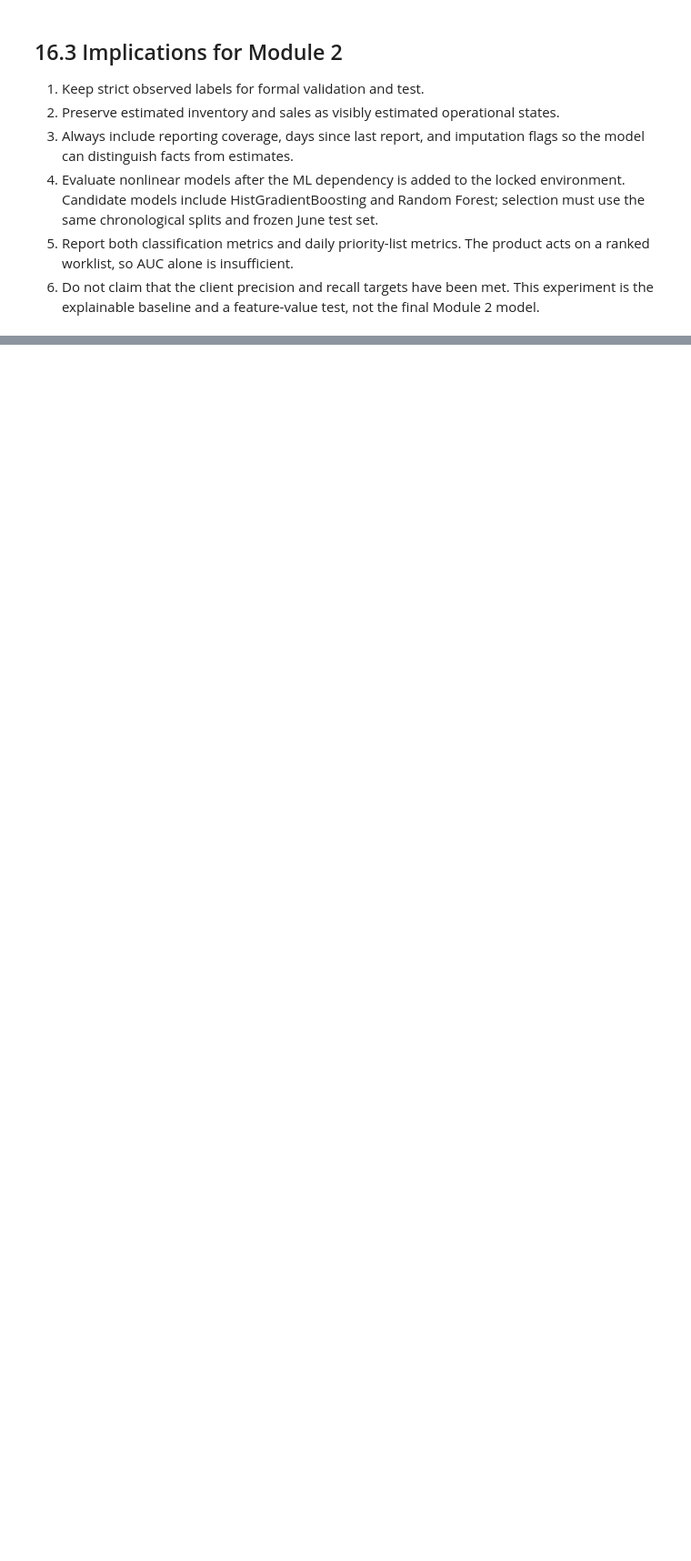
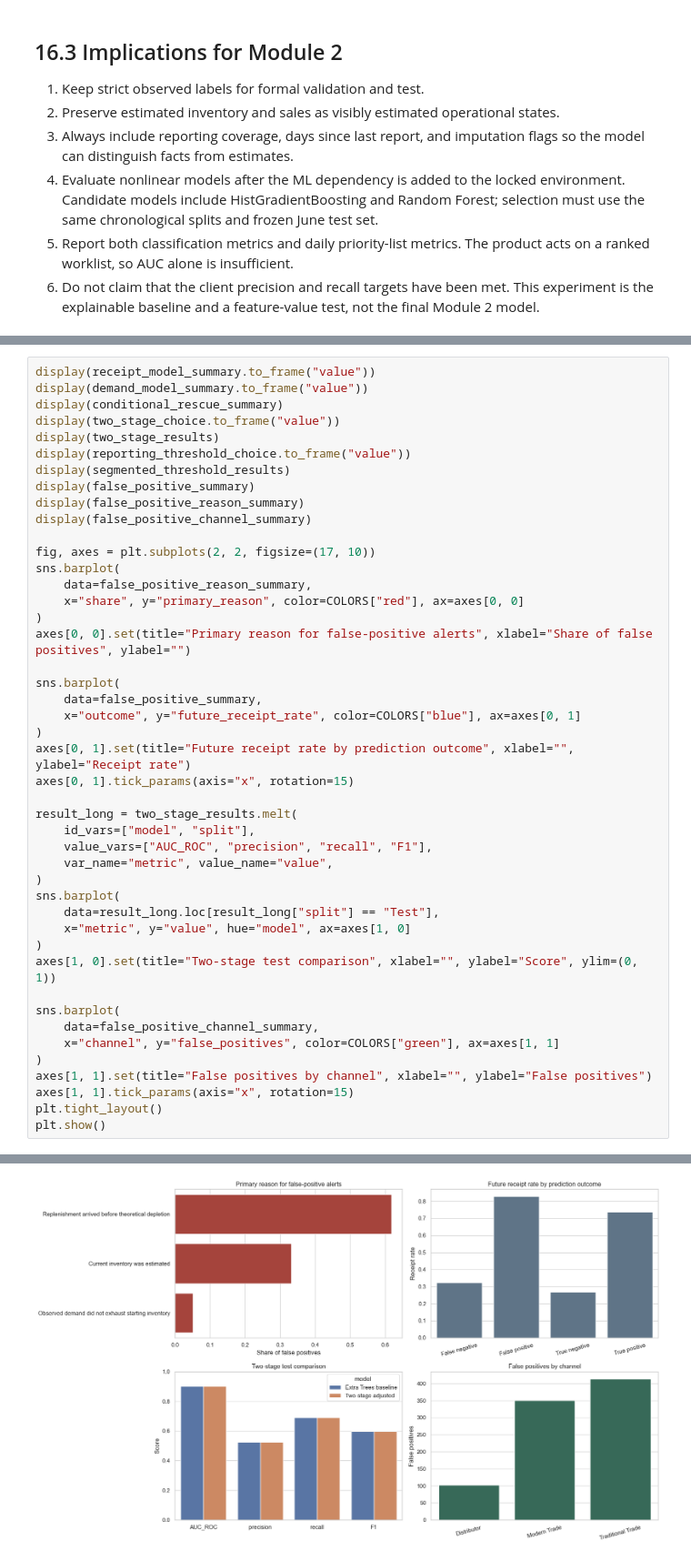
Before and after one commit to Zeye430/marvel-cpg-ai-platform, a Jupyter notebook: notebooks/exploratory/marvel_deep_eda_product_insights.ipynb, the cells around one changed output, grey strips where cells are left out. Shown at 91% size. Cells and saved outputs as stored; diff of their text form; blank space fills up the shorter version.

```diff
--- a/notebooks/exploratory/marvel_deep_eda_product_insights.ipynb
+++ b/notebooks/exploratory/marvel_deep_eda_product_insights.ipynb
@@ -2675,0 +4049,46 @@ plt.show()
+# %%
+display(receipt_model_summary.to_frame("value"))
+display(demand_model_summary.to_frame("value"))
+display(conditional_rescue_summary)
+display(two_stage_choice.to_frame("value"))
+display(two_stage_results)
+display(reporting_threshold_choice.to_frame("value"))
+display(segmented_threshold_results)
+display(false_positive_summary)
+display(false_positive_reason_summary)
+display(false_positive_channel_summary)
+
+fig, axes = plt.subplots(2, 2, figsize=(17, 10))
+sns.barplot(
+    data=false_positive_reason_summary,
+    x="share", y="primary_reason", color=COLORS["red"], ax=axes[0, 0]
+)
+axes[0, 0].set(title="Primary reason for false-positive alerts", xlabel="Share of false positives", ylabel="")
+
+sns.barplot(
+    data=false_positive_summary,
+    x="outcome", y="future_receipt_rate", color=COLORS["blue"], ax=axes[0, 1]
+)
+axes[0, 1].set(title="Future receipt rate by prediction outcome", xlabel="", ylabel="Receipt rate")
+axes[0, 1].tick_params(axis="x", rotation=15)
+
+result_long = two_stage_results.melt(
+    id_vars=["model", "split"],
+    value_vars=["AUC_ROC", "precision", "recall", "F1"],
+    var_name="metric", value_name="value",
+)
+sns.barplot(
+    data=result_long.loc[result_long["split"] == "Test"],
+    x="metric", y="value", hue="model", ax=axes[1, 0]
+)
+axes[1, 0].set(title="Two-stage test comparison", xlabel="", ylabel="Score", ylim=(0, 1))
+
+sns.barplot(
+    data=false_positive_channel_summary,
+    x="channel", y="false_positives", color=COLORS["green"], ax=axes[1, 1]
+)
+axes[1, 1].set(title="False positives by channel", xlabel="", ylabel="False positives")
+axes[1, 1].tick_params(axis="x", rotation=15)
+plt.tight_layout()
+plt.show()
+# %% [output]
@@ -2675,0 +4148 @@ plt.show()
+[figure, added]
```
Also changed, not shown: parts of 19 cells of this notebook, 7 other files.
